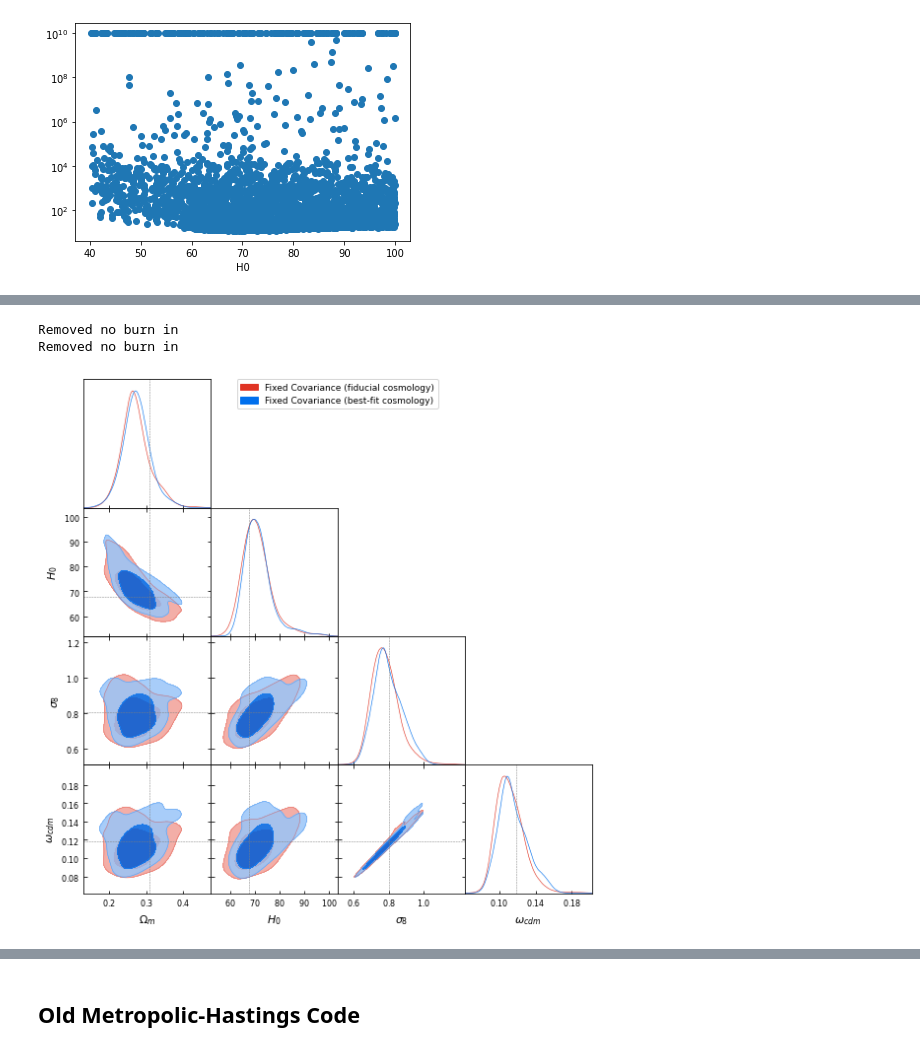
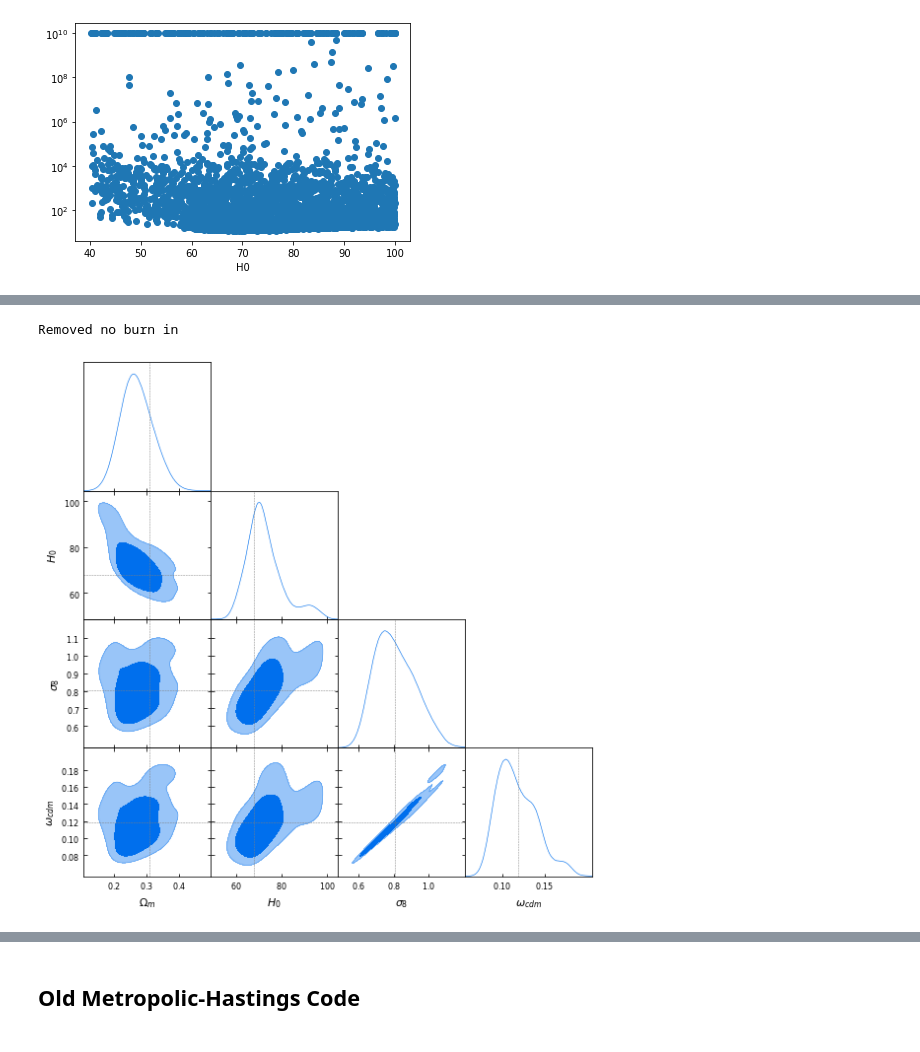
Before and after one commit to jadamo/CovNet, a Jupyter notebook: notebooks/Likelihood.ipynb, the cells around one changed output, grey strips where cells are left out. Drawn from its saved outputs; the diff is of its cells as text; code cells hidden in the pictures.

```diff
--- a/notebooks/Likelihood.ipynb
+++ b/notebooks/Likelihood.ipynb
@@ -152,7 +172,8 @@ def plot_derived_contours(sample_list, legend_labels, fill):
 # %% [markdown]
 ## Ultranest Code
 # %%
-fiducial_dir = "/home/joeadamo/Research/CovNet/chains/Ultranest/HighZ-NGC/fixed-fiducial/"
+fiducial_dir = "/home/joeadamo/Research/CovNet/chains/Ultranest/Simulated-Likelihood/full-model/"
+#fiducial_dir = "/home/joeadamo/Research/CovNet/chains/Ultranest/HighZ-NGC/fixed-fiducial/"
 best_dir = "/home/joeadamo/Research/CovNet/chains/Ultranest/HighZ-NGC/fixed-best/"
 
 #prefix = ["Fixed-", "No-T0-"]
@@ -196,3 +216,4 @@ Removed no burn in
 # %%
-plot_derived_contours([chain_fid, chain_best], ["Fixed Covariance (fiducial cosmology)", "Fixed Covariance (best-fit cosmology)"], True)
+plot_derived_contours([chain_fid], ["Fixed Covariance (fiducial cosmology)"], True)
+#plot_derived_contours([chain_fid, chain_best], ["Fixed Covariance (fiducial cosmology)", "Fixed Covariance (best-fit cosmology)"], True)
 # %% [output]
@@ -201,6 +221,5 @@ WARNING:root:outlier fraction 0.047992616520535304
 Removed no burn in
-Removed no burn in
-[figure, old version]
+[figure, new version]
 # %%
 # Compare mean values with that of Wadekar et al (2020)
 for name in chain_fid.dtype.names:
```
Also changed, not shown: parts of 19 cells of this notebook, 5 other files.
